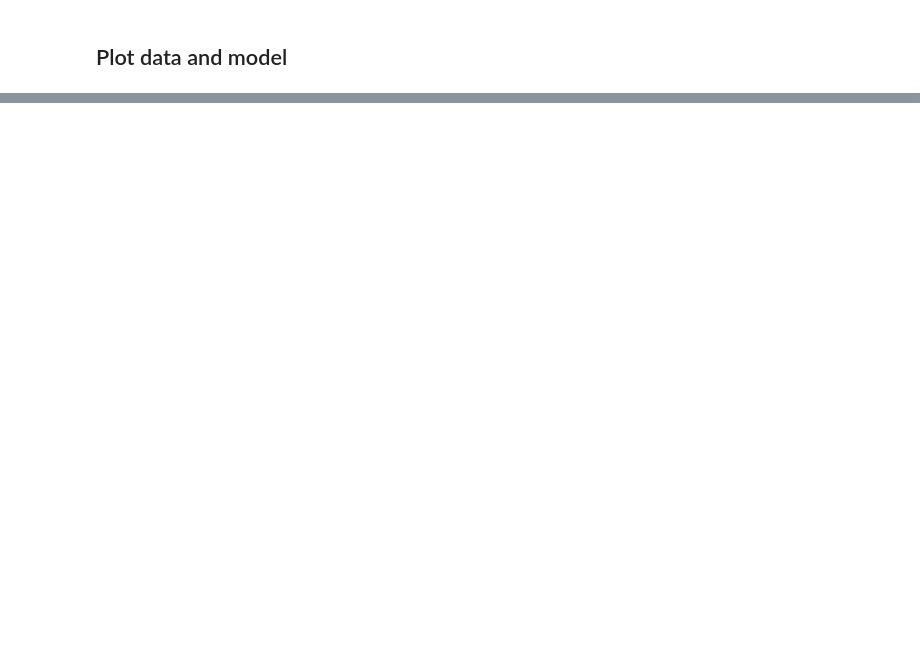
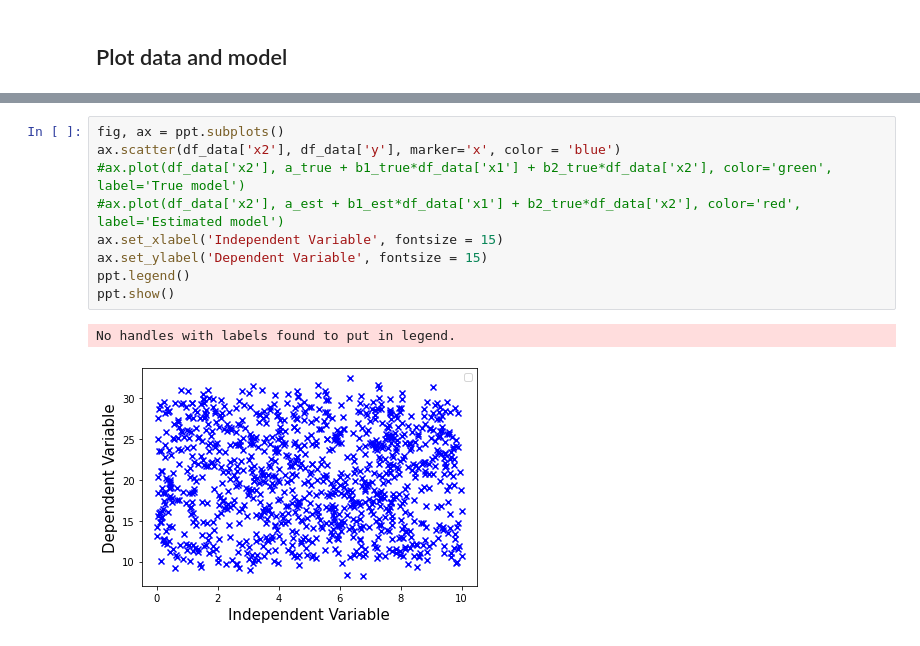
Before and after one commit to mlamlamla/estimating_empirical_models, a Jupyter notebook: 01_OLS.ipynb, the cells around one changed output, grey strips where cells are left out. Drawn from its saved outputs; the diff is of its cells as text; blank space fills up the shorter version.

```diff
--- a/01_OLS.ipynb
+++ b/01_OLS.ipynb
@@ -70,0 +75,12 @@ ppt.show()
+# %%
+fig, ax = ppt.subplots()
+ax.scatter(df_data['x2'], df_data['y'], marker='x', color = 'blue')
+#ax.plot(df_data['x2'], a_true + b1_true*df_data['x1'] + b2_true*df_data['x2'], color='green', label='True model')
+#ax.plot(df_data['x2'], a_est + b1_est*df_data['x1'] + b2_true*df_data['x2'], color='red', label='Estimated model')
+ax.set_xlabel('Independent Variable', fontsize = 15)
+ax.set_ylabel('Dependent Variable', fontsize = 15)
+ppt.legend()
+ppt.show()
+# %% [output]
+No handles with labels found to put in legend.
+[figure, added]
```
Also changed, not shown: parts of 3 cells of this notebook, 5 other files.
